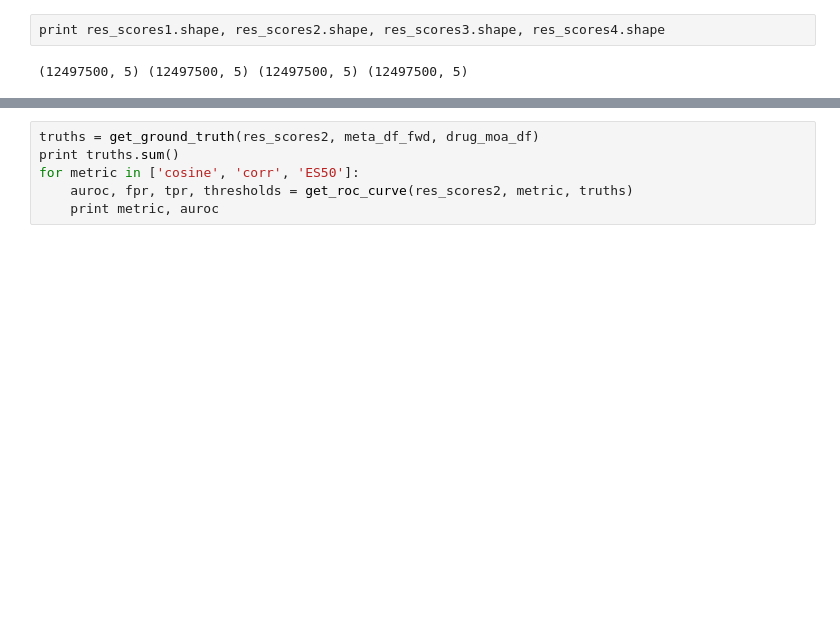
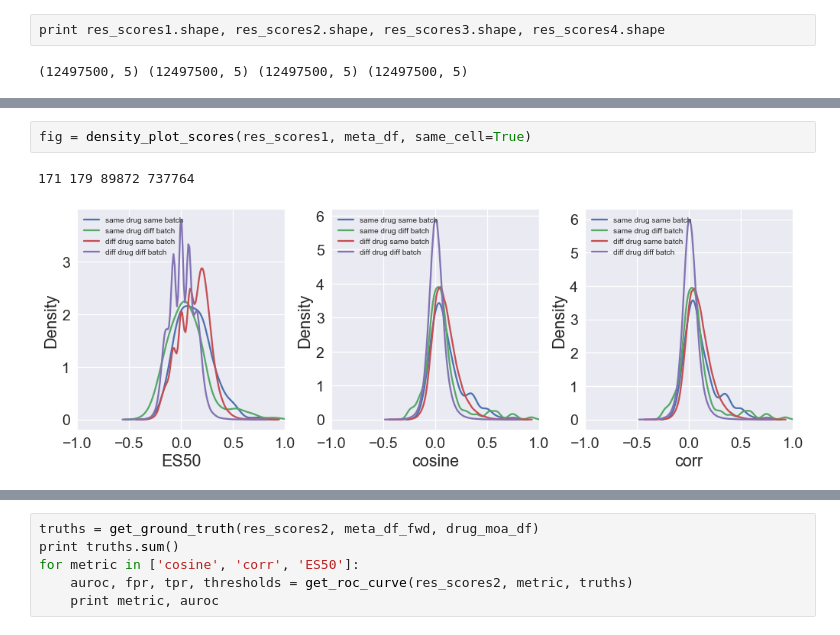
Before and after one commit to MaayanLab/L1000FWD, a Jupyter notebook: notebooks/Benchmark_connectivity2.ipynb, the cells around one changed output, grey strips where cells are left out. Cells and saved outputs as stored; diff of their text form; blank space fills up the shorter version.

```diff
--- a/notebooks/Benchmark_connectivity2.ipynb
+++ b/notebooks/Benchmark_connectivity2.ipynb
@@ -426,0 +554,5 @@ print res_scores1.shape, res_scores2.shape, res_scores3.shape, res_scores4.shape
+# %%
+fig = density_plot_scores(res_scores1, meta_df, same_cell=True)
+# %% [output]
+171 179 89872 737764
+[figure, added]
```
Also changed, not shown: parts of 33 cells of this notebook, 2 other files.
